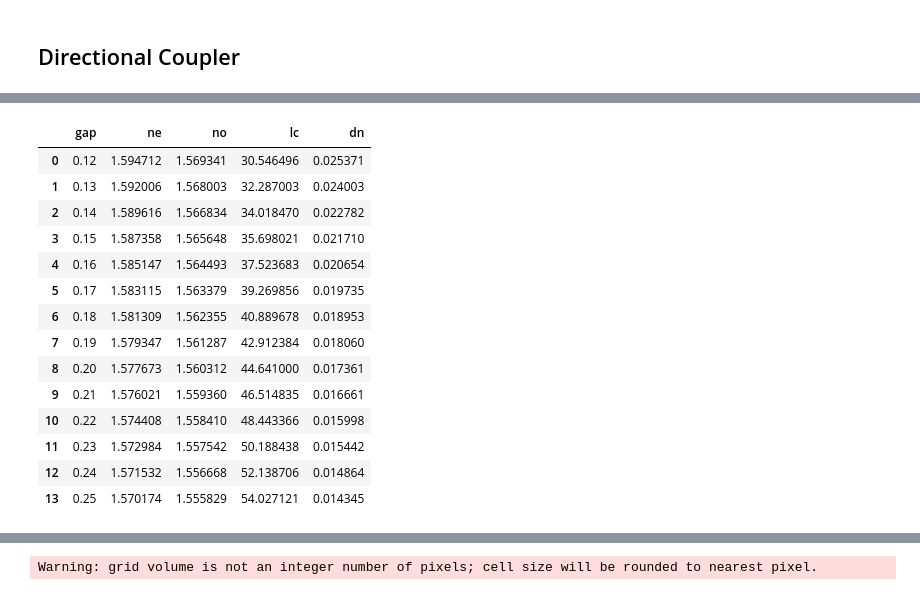
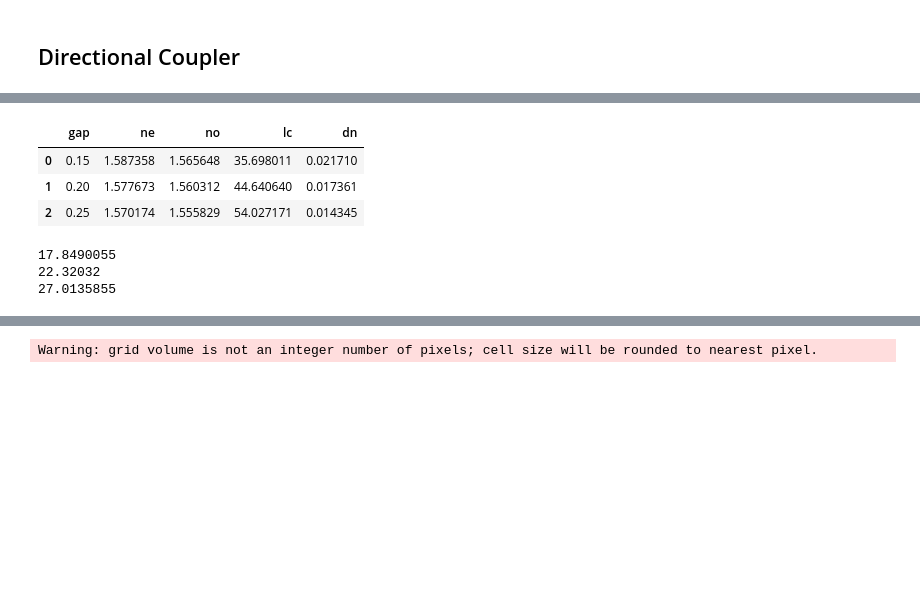
Before and after one commit to Ham0osh/wsl-photonics, a Jupyter notebook: DirectionalCoupler.ipynb, the cells around one changed output, grey strips where cells are left out. Saved outputs shown, nothing was run; the diff lists cells and outputs as text; code cells hidden in the pictures; blank space fills up the shorter version.

```diff
--- a/DirectionalCoupler.ipynb
+++ b/DirectionalCoupler.ipynb
@@ -55,32 +49,29 @@ Refractive index of odd mode: 1.773718114681965
 # %%
 gm.find_coupling_vs_gap(gap1=0.15,
                         gap2=0.25,
                         steps=3,
                         nmodes=1,
-                        wavelength=0.895,
+                        wavelength=0.810,
                         parity=mp.EVEN_Y,
                         core_widths=(0.45, 0.45),
                         core_material=2.0176,
                         clad_material=1.4759,
                         core_thickness=0.40,
                         resolution=80,
                         sz=6,)
 # %% [output]
 |  | gap | ne | no | lc | dn |
-| 0 | 0.12 | 1.594712 | 1.569341 | 30.546496 | 0.025371 |
-| 1 | 0.13 | 1.592006 | 1.568003 | 32.287003 | 0.024003 |
-| 2 | 0.14 | 1.589616 | 1.566834 | 34.018470 | 0.022782 |
-| 3 | 0.15 | 1.587358 | 1.565648 | 35.698021 | 0.021710 |
-| 4 | 0.16 | 1.585147 | 1.564493 | 37.523683 | 0.020654 |
-| 5 | 0.17 | 1.583115 | 1.563379 | 39.269856 | 0.019735 |
-| 6 | 0.18 | 1.581309 | 1.562355 | 40.889678 | 0.018953 |
-| 7 | 0.19 | 1.579347 | 1.561287 | 42.912384 | 0.018060 |
-| 8 | 0.20 | 1.577673 | 1.560312 | 44.641000 | 0.017361 |
-| 9 | 0.21 | 1.576021 | 1.559360 | 46.514835 | 0.016661 |
-| 10 | 0.22 | 1.574408 | 1.558410 | 48.443366 | 0.015998 |
-| 11 | 0.23 | 1.572984 | 1.557542 | 50.188438 | 0.015442 |
-| 12 | 0.24 | 1.571532 | 1.556668 | 52.138706 | 0.014864 |
-| 13 | 0.25 | 1.570174 | 1.555829 | 54.027121 | 0.014345 |
+| 0 | 0.15 | 1.587358 | 1.565648 | 35.698011 | 0.021710 |
+| 1 | 0.20 | 1.577673 | 1.560312 | 44.640640 | 0.017361 |
+| 2 | 0.25 | 1.570174 | 1.555829 | 54.027171 | 0.014345 |
+# %%
+print(35.698011/2)
+print(44.640640/2)
+print(54.027171/2)
+# %% [output]
+17.8490055
+22.32032
+27.0135855
 # %%
 # Define materials
 SiN = mp.Medium(index=2.0176)
```
Also changed, not shown: parts of 5 cells of this notebook, 10 other files.
